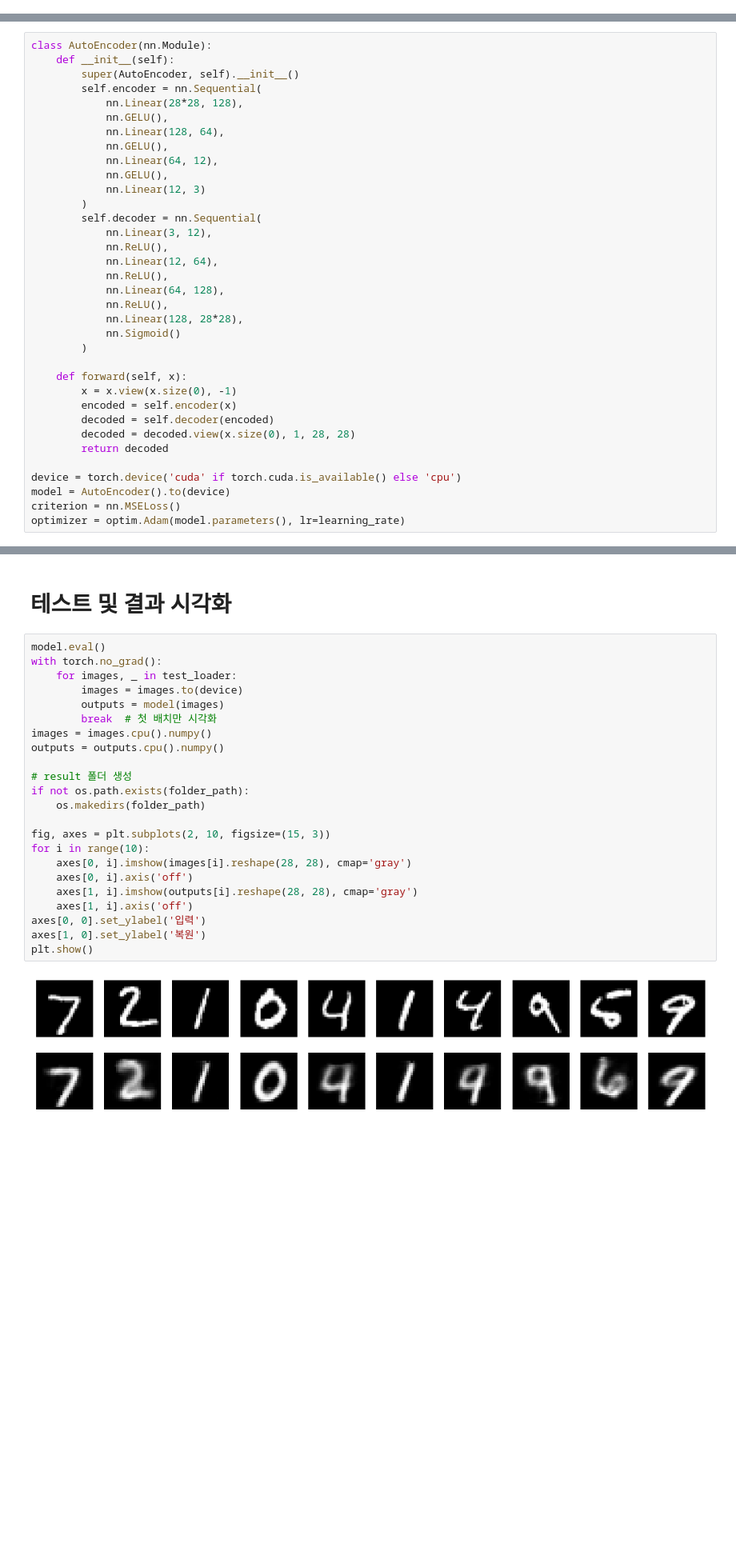
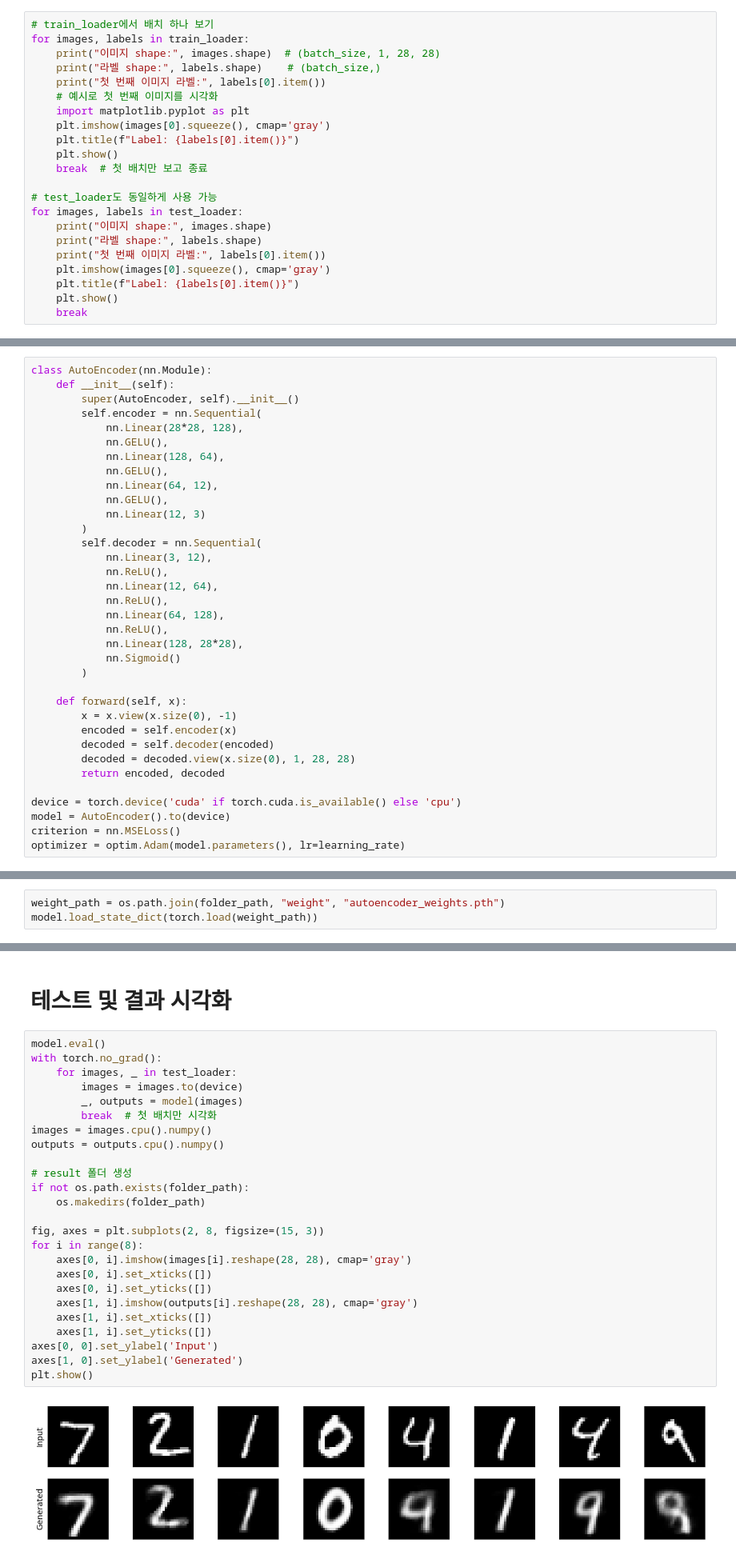
Before and after one commit to GWANGHYUNYU/autoencoder, a Jupyter notebook: autoencoder_mnist.ipynb, the cells around one changed output, grey strips where cells are left out. Shown at 80% size. Drawn from its saved outputs; the diff is of its cells as text; blank space fills up the shorter version.

```diff
--- a/autoencoder_mnist.ipynb
+++ b/autoencoder_mnist.ipynb
@@ -23,3 +23,25 @@ train_dataset = datasets.MNIST(root='./data', train=True, download=True, transfo
 test_dataset = datasets.MNIST(root='./data', train=False, download=True, transform=transform)
 train_loader = DataLoader(train_dataset, batch_size=batch_size, shuffle=True)
 test_loader = DataLoader(test_dataset, batch_size=batch_size, shuffle=False)
+# %%
+# train_loader에서 배치 하나 보기
+for images, labels in train_loader:
+    print("이미지 shape:", images.shape)  # (batch_size, 1, 28, 28)
+    print("라벨 shape:", labels.shape)    # (batch_size,)
+    print("첫 번째 이미지 라벨:", labels[0].item())
+    # 예시로 첫 번째 이미지를 시각화
+    import matplotlib.pyplot as plt
+    plt.imshow(images[0].squeeze(), cmap='gray')
+    plt.title(f"Label: {labels[0].item()}")
+    plt.show()
+    break  # 첫 배치만 보고 종료
+
+# test_loader도 동일하게 사용 가능
+for images, labels in test_loader:
+    print("이미지 shape:", images.shape)
+    print("라벨 shape:", labels.shape)
+    print("첫 번째 이미지 라벨:", labels[0].item())
+    plt.imshow(images[0].squeeze(), cmap='gray')
+    plt.title(f"Label: {labels[0].item()}")
+    plt.show()
+    break
@@ -54,7 +85,7 @@ class AutoEncoder(nn.Module):
         encoded = self.encoder(x)
         decoded = self.decoder(encoded)
         decoded = decoded.view(x.size(0), 1, 28, 28)
-        return decoded
+        return encoded, decoded
 
 device = torch.device('cuda' if torch.cuda.is_available() else 'cpu')
 model = AutoEncoder().to(device)
@@ -103,0 +137,3 @@ Epoch [20/20], Loss: 0.0330
+# %%
+weight_path = os.path.join(folder_path, "weight", "autoencoder_weights.pth")
+model.load_state_dict(torch.load(weight_path))
@@ -106,25 +144,27 @@ Epoch [20/20], Loss: 0.0330
 # %%
 model.eval()
 with torch.no_grad():
     for images, _ in test_loader:
         images = images.to(device)
-        outputs = model(images)
+        _, outputs = model(images)
         break  # 첫 배치만 시각화
 images = images.cpu().numpy()
 outputs = outputs.cpu().numpy()
 
 # result 폴더 생성
 if not os.path.exists(folder_path):
     os.makedirs(folder_path)
 
-fig, axes = plt.subplots(2, 10, figsize=(15, 3))
-for i in range(10):
+fig, axes = plt.subplots(2, 8, figsize=(15, 3))
+for i in range(8):
     axes[0, i].imshow(images[i].reshape(28, 28), cmap='gray')
-    axes[0, i].axis('off')
+    axes[0, i].set_xticks([])
+    axes[0, i].set_yticks([])
     axes[1, i].imshow(outputs[i].reshape(28, 28), cmap='gray')
-    axes[1, i].axis('off')
-axes[0, 0].set_ylabel('입력')
-axes[1, 0].set_ylabel('복원')
+    axes[1, i].set_xticks([])
+    axes[1, i].set_yticks([])
+axes[0, 0].set_ylabel('Input')
+axes[1, 0].set_ylabel('Generated')
 plt.show()
 # %% [output]
-[figure, old version]
+[figure, new version]
```
Also changed, not shown: parts of 7 cells of this notebook.
